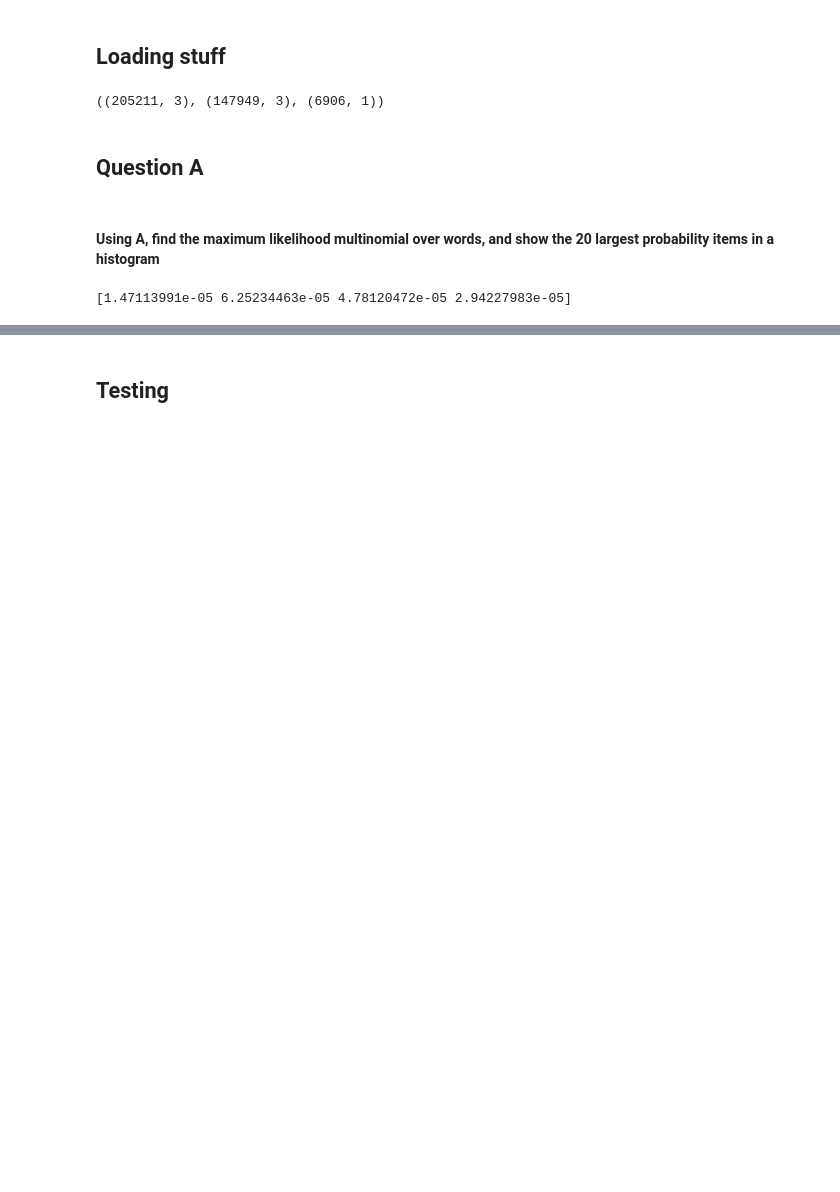
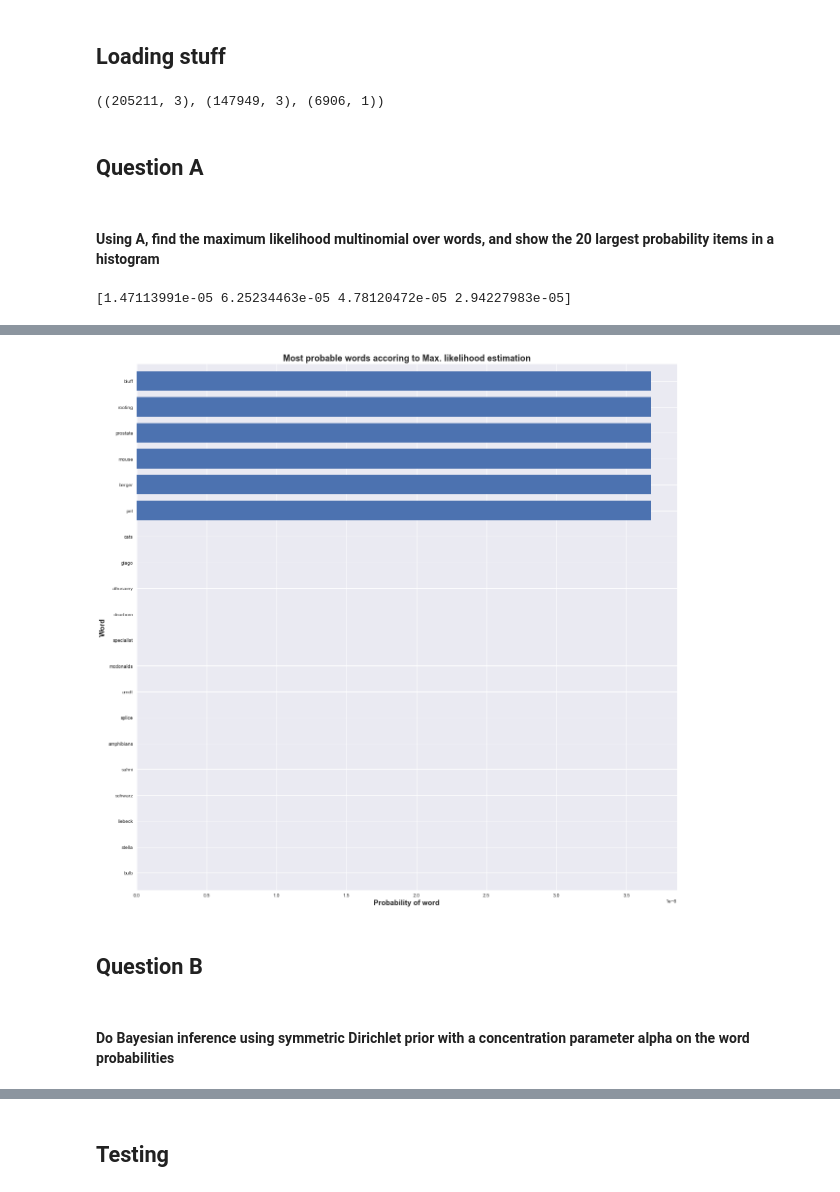
Before and after one commit to AlejandroSantorum/MPhil_MLMI_Cambridge, a Jupyter notebook: 4F13-Probabilistic_Machine_Learning/Lab/lab3/code/coursework3.ipynb, the cells around one changed output, grey strips where cells are left out. Cells and saved outputs as stored; diff of their text form; code cells hidden in the pictures; blank space fills up the shorter version.

Commit message:
Coded first 4 questions cw3

```diff
--- a/4F13-Probabilistic_Machine_Learning/Lab/lab3/code/coursework3.ipynb
+++ b/4F13-Probabilistic_Machine_Learning/Lab/lab3/code/coursework3.ipynb
@@ -63,0 +83,12 @@ plt.ylim([-0.7, N_HIGHEST_WORDS+0.7])
+# %%
+n = 20
+
+printed_betas_low, printed_names_low = get_sorted_params(betas, V, N=n, top=False)
+
+plot_barh(printed_betas_low, printed_names_low, N=n, title="Most probable words accoring to Max. likelihood estimation")
+# %% [output]
+[figure, added]
+# %% [markdown]
+## Question B
+# %% [markdown]
+#### Do Bayesian inference using symmetric Dirichlet prior with a concentration parameter alpha on the word probabilities
```
Also changed, not shown: parts of 39 cells of this notebook, 2 other files.
